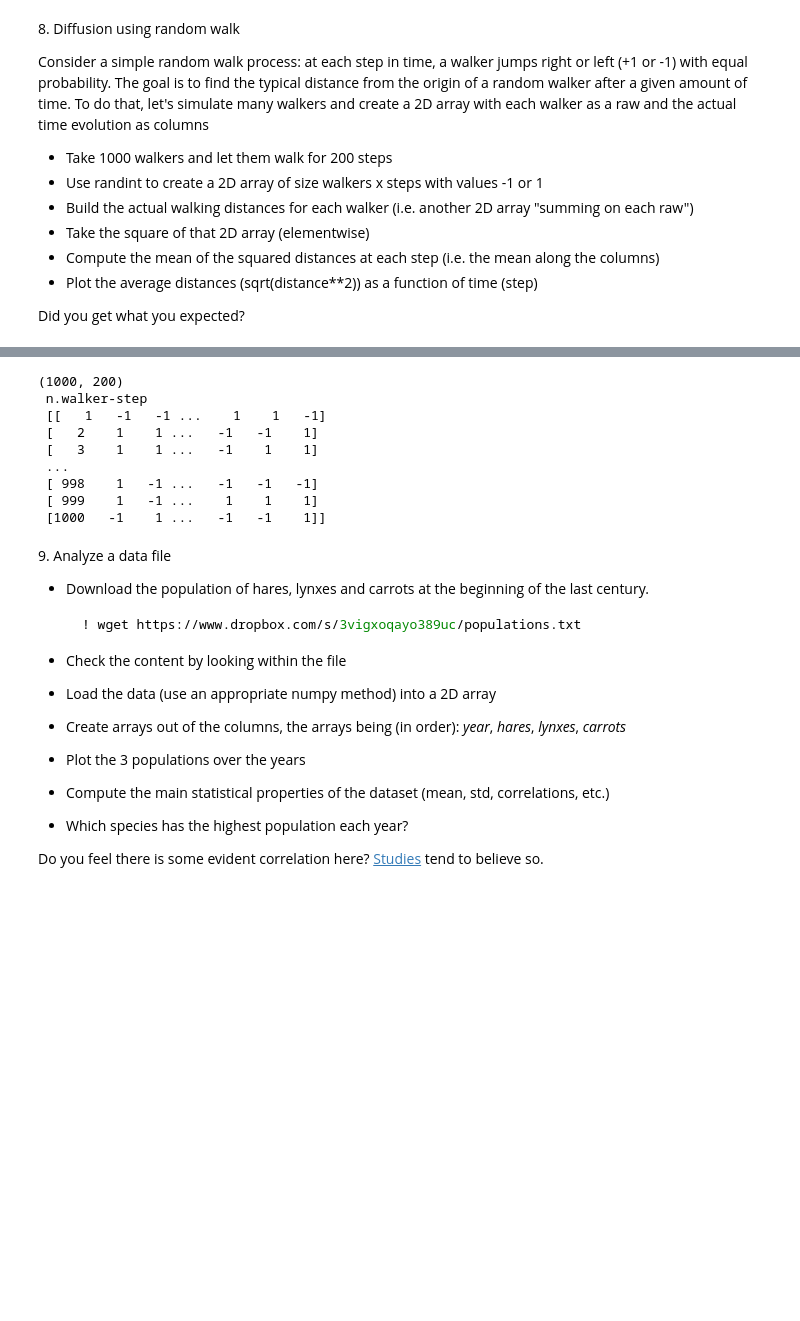
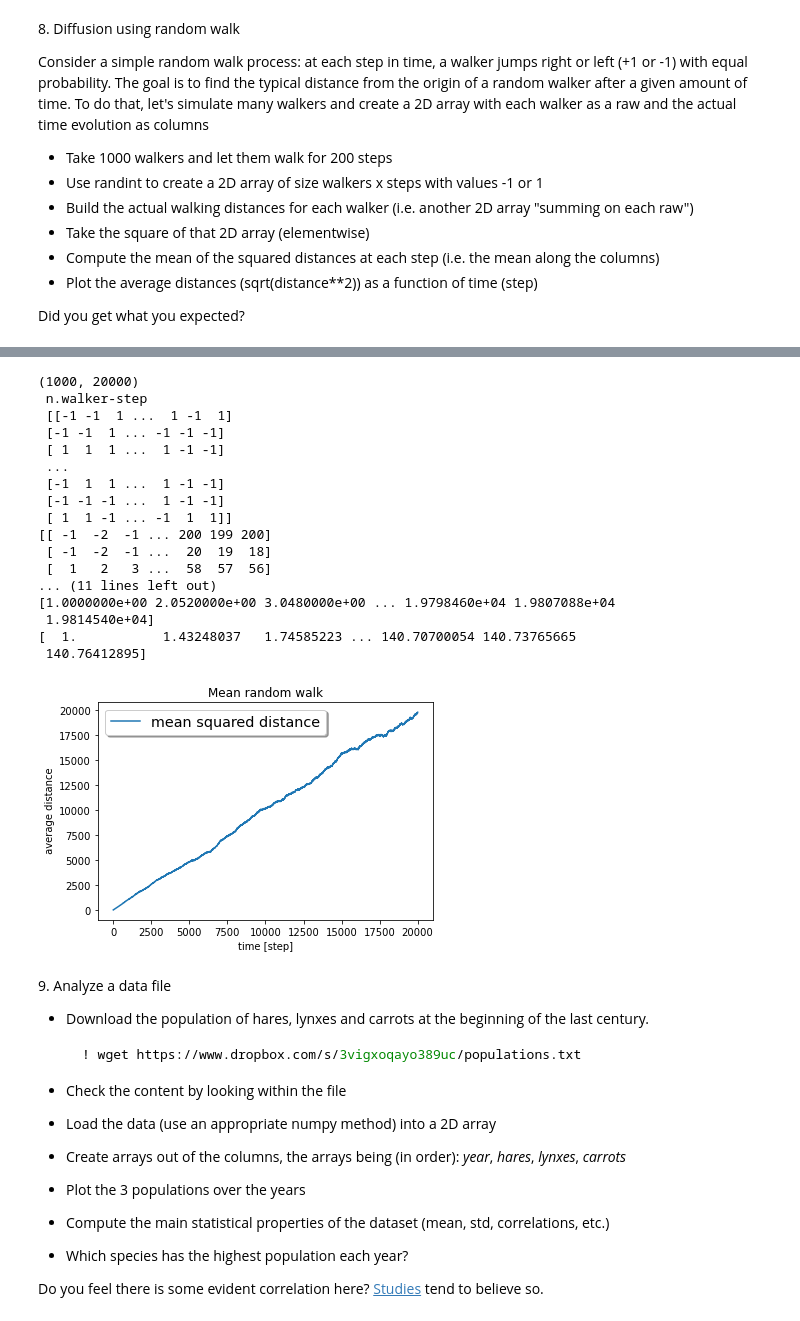
Before and after one commit to M-FedonVocaturo/LaboratoryOfComputationalPhysics_Y5, a Jupyter notebook: 04ex_Numpy.ipynb, the cells around one changed output, grey strips where cells are left out. Cells and saved outputs as stored; diff of their text form; code cells hidden in the pictures; blank space fills up the shorter version.

```diff
--- a/04ex_Numpy.ipynb
+++ b/04ex_Numpy.ipynb
@@ -625,27 +648,65 @@ Did you get what you expected?
 # %%
+import numpy as np
 Nwalkers=1000
-Nsteps=200
+Nsteps=20000
 
-walk=np.random.randint(low=-1,high=1,size=(Nwalkers,Nsteps))
-for i in range(Nwalkers):
-    walk[i][0]=(i+1)
+#walk=np.random.randint(low=-1,high=1,size=(Nwalkers,Nsteps))
+walk=np.random.choice([-1,1],size=(Nwalkers,Nsteps))
+#print("walk2,\n",walk2)
+#for i in range(Nwalkers):
+ #   walk[i][0]=(i+1)
 
-for i in range(Nwalkers):
-    for j in range(Nsteps):
-        if walk[i][j]==0:
-            walk[i][j]=+1
+#for i in range(Nwalkers):
+ #   for j in range(Nsteps):
+  #      if walk[i][j]==0:
+   #         walk[i][j]=+1
 
 print(walk.shape,"\n","n.walker-step \n",walk)
+
+dist=np.cumsum(walk, axis=1)
+print(dist)
+
+d_squared=dist**2
+print(d_squared)
+
+mean=np.mean(d_squared,axis=0)
+print(mean)
+
+average_dist=np.sqrt(mean)
+print(average_dist)
+
+
+#to do the plot another library is needed
+import matplotlib.pyplot as plt
+x=np.arange(Nsteps)
+#plt.plot(x,np.mean(dist,axis=0),label='mean distance')
+#plt.plot(x,average_dist,label='mean distance')
+plt.plot(x,mean,label='mean squared distance')
+
+plt.title("Mean random walk")
+plt.xlabel("time [step]")
+plt.ylabel(" average distance")
+legend = plt.legend(loc='upper left', shadow=True, fontsize='x-large')
+plt.show()
 # %% [output]
-(1000, 200)
+(1000, 20000)
  n.walker-step
- [[   1   -1   -1 ...    1    1   -1]
- [   2    1    1 ...   -1   -1    1]
- [   3    1    1 ...   -1    1    1]
+ [[-1 -1  1 ...  1 -1  1]
+ [-1 -1  1 ... -1 -1 -1]
+ [ 1  1  1 ...  1 -1 -1]
  ...
- [ 998    1   -1 ...   -1   -1   -1]
- [ 999    1   -1 ...    1    1    1]
- [1000   -1    1 ...   -1   -1    1]]
+ [-1  1  1 ...  1 -1 -1]
+ [-1 -1 -1 ...  1 -1 -1]
+ [ 1  1 -1 ... -1  1  1]]
+[[ -1  -2  -1 ... 200 199 200]
+ [ -1  -2  -1 ...  20  19  18]
+ [  1   2   3 ...  58  57  56]
+... (11 lines left out)
+[1.0000000e+00 2.0520000e+00 3.0480000e+00 ... 1.9798460e+04 1.9807088e+04
+ 1.9814540e+04]
+[  1.           1.43248037   1.74585223 ... 140.70700054 140.73765665
+ 140.76412895]
+[figure, added]
 # %% [markdown]
 9\. Analyze a data file
   * Download the population of hares, lynxes and carrots at the beginning of the last century.
```
Also changed, not shown: parts of 4 cells of this notebook.
